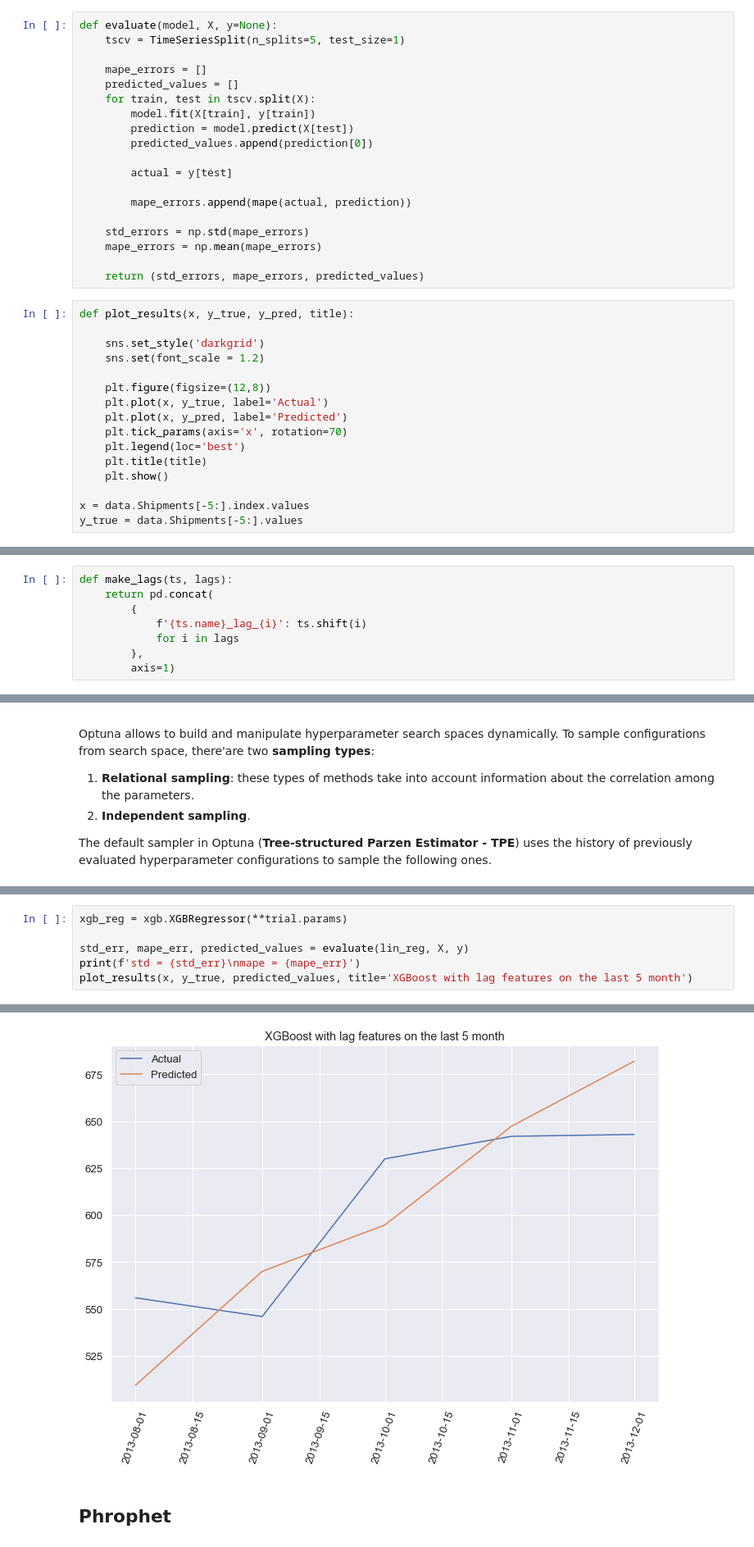
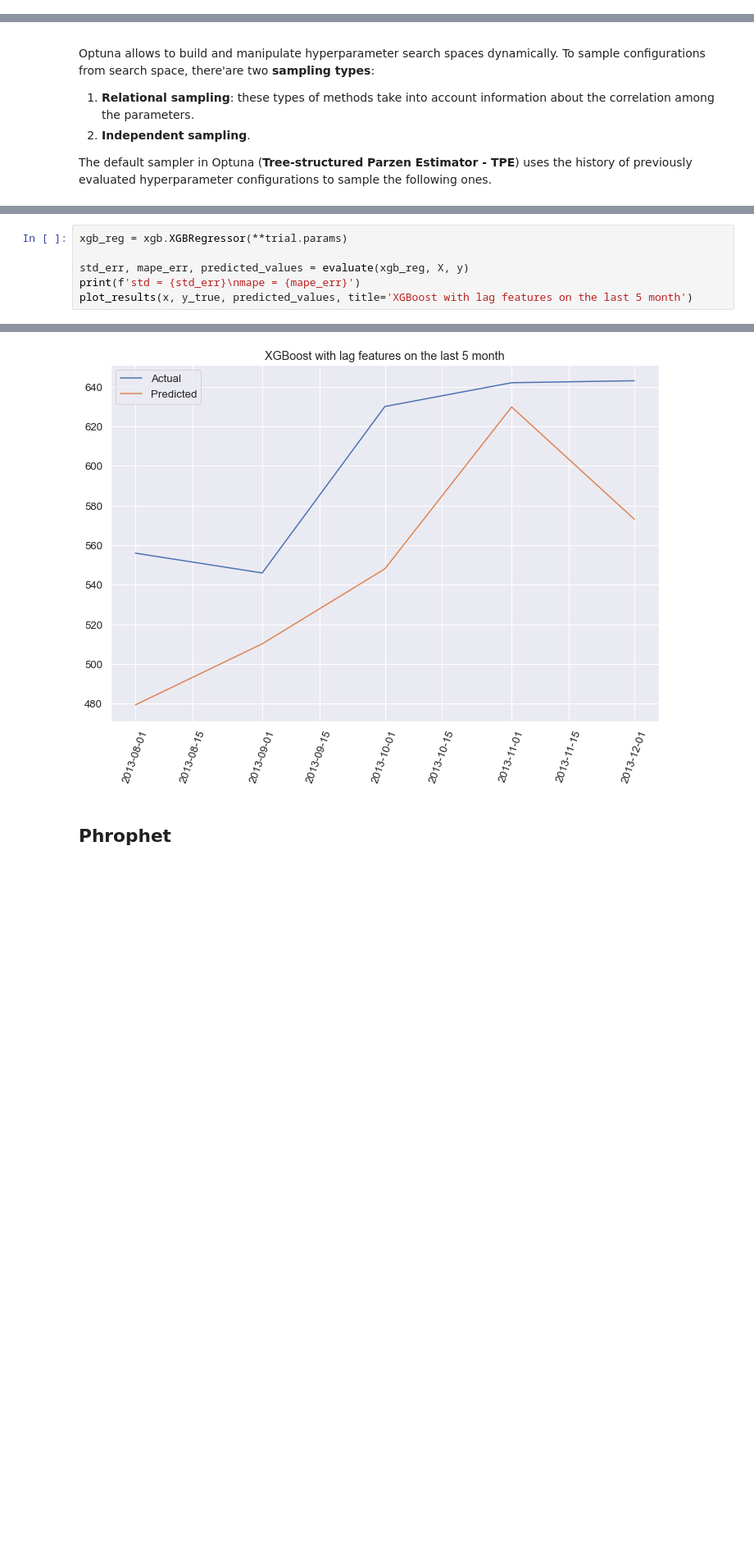
Before and after one commit to Dosann/Time-series-forecast, a Jupyter notebook: shipment_forecast.ipynb, the cells around one changed output, grey strips where cells are left out. Shown at 82% size. Drawn from its saved outputs; the diff is of its cells as text; blank space fills up the shorter version.

```diff
--- a/shipment_forecast.ipynb
+++ b/shipment_forecast.ipynb
@@ -252,38 +211,3 @@ class ExpEstimator(BaseEstimator):
-# %%
-def evaluate(model, X, y=None):
-    tscv = TimeSeriesSplit(n_splits=5, test_size=1)
-
-    mape_errors = []
-    predicted_values = []
-    for train, test in tscv.split(X):
-        model.fit(X[train], y[train])
-        prediction = model.predict(X[test])
-        predicted_values.append(prediction[0])
-
-        actual = y[test]
-
-        mape_errors.append(mape(actual, prediction))
-
-    std_errors = np.std(mape_errors)
-    mape_errors = np.mean(mape_errors)
-
-    return (std_errors, mape_errors, predicted_values)
-# %%
-def plot_results(x, y_true, y_pred, title):
-
-    sns.set_style('darkgrid')
-    sns.set(font_scale = 1.2)
-
-    plt.figure(figsize=(12,8))
-    plt.plot(x, y_true, label='Actual')
-    plt.plot(x, y_pred, label='Predicted')
-    plt.tick_params(axis='x', rotation=70)
-    plt.legend(loc='best')
-    plt.title(title)
-    plt.show()
-
-x = data.Shipments[-5:].index.values
-y_true = data.Shipments[-5:].values
 # %% [markdown]
 #### Experimenting with parameters
 # %% [markdown]
@@ -501,14 +428,6 @@ As we predict `Shipments` in the current month for the next one month and we kno
 Therefore, we'll just **drop NaNs** that appeared after creating of lags.
 # %%
 data_lag = data.copy()
-# %%
-def make_lags(ts, lags):
-    return pd.concat(
-        {
-            f'{ts.name}_lag_{i}': ts.shift(i)
-            for i in lags
-        },
-        axis=1)
 # %%
 data_lag = data.copy()
 sales_lags = make_lags(data_lag.Sales, [2])
@@ -876,7 +797,7 @@ optuna.visualization.matplotlib.plot_optimization_history(study)
 # %%
 xgb_reg = xgb.XGBRegressor(**trial.params)
 
-std_err, mape_err, predicted_values = evaluate(lin_reg, X, y)
+std_err, mape_err, predicted_values = evaluate(xgb_reg, X, y)
 print(f'std = {std_err}\nmape = {mape_err}')
 plot_results(x, y_true, predicted_values, title='XGBoost with lag features on the last 5 month')
 # %% [output]
@@ -885,4 +806,4 @@ mape = 0.05058948419127265
-[figure, old version]
+[figure, new version]
 # %% [markdown]
 ## Phrophet
 # %%
```
Also changed, not shown: parts of 8 cells of this notebook, 2 other files.
